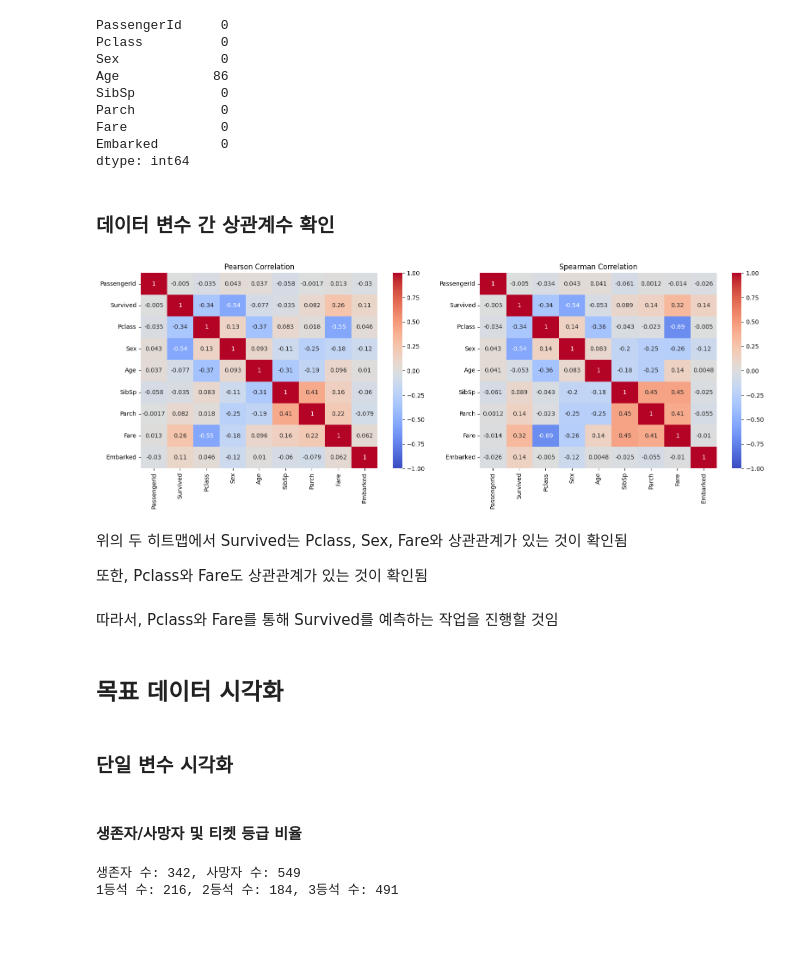
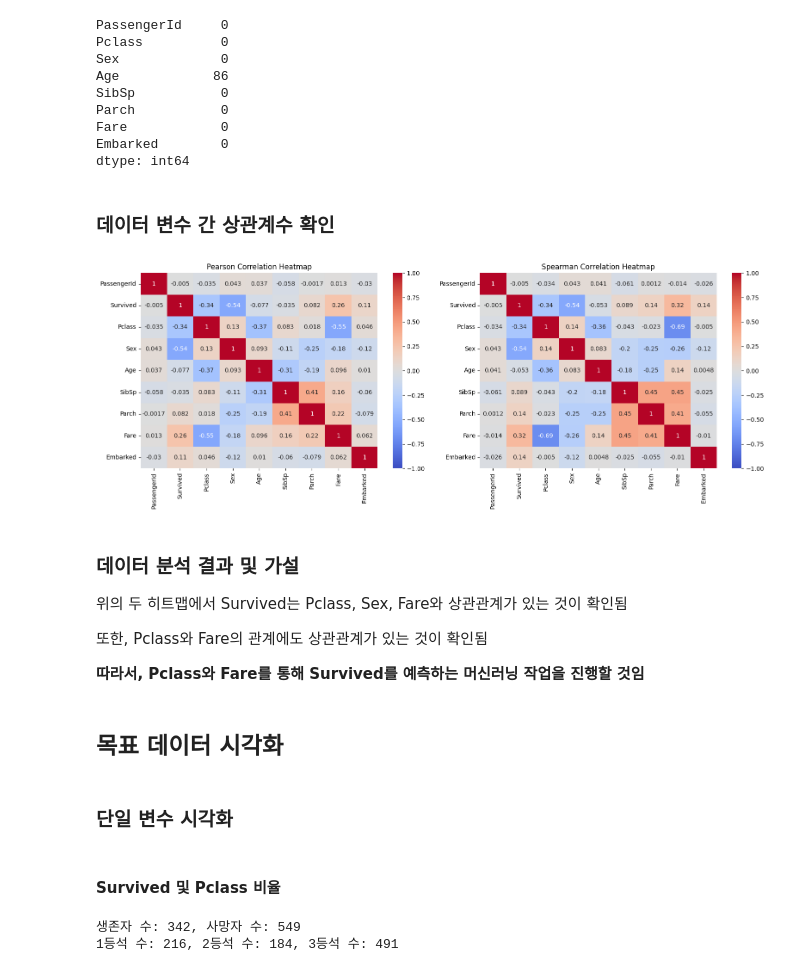
Before and after one commit to kty2001/ML_project, a Jupyter notebook: titanic_analysis.ipynb, the cells around one changed output. Cells and saved outputs as stored; diff of their text form; code cells hidden in the pictures; blank space fills up the shorter version.

```diff
--- a/titanic_analysis.ipynb
+++ b/titanic_analysis.ipynb
@@ -356,33 +360,35 @@ Fare            0
 Embarked        0
 dtype: int64
 # %% [markdown]
-### 데이터 변수 간 상관계수 확인
+### 데이터 변수 간 상관계수 확인 <a class="anchor" id="chapter2_3"></a>
 # %%
 # 피어슨 상관계수 및 스피어만 상관계수 확인
 pearson_corr = df.corr(method='pearson')
 spearman_corr = df.corr(method='spearman')
 
 fig, axes = plt.subplots(1, 2, figsize=(16, 6))
 sns.heatmap(pearson_corr, annot=True, cmap='coolwarm', vmin=-1, vmax=1, ax=axes[0])
-axes[0].set_title('Pearson Correlation')
+axes[0].set_title('Pearson Correlation Heatmap')
 sns.heatmap(spearman_corr, annot=True, cmap='coolwarm', vmin=-1, vmax=1, ax=axes[1])
-axes[1].set_title('Spearman Correlation')
+axes[1].set_title('Spearman Correlation Heatmap')
 plt.tight_layout()
 plt.show()
 # %% [output]
-[figure, old version]
+[figure, new version]
 # %% [markdown]
+### 데이터 분석 결과 및 가설 <a class="anchor" id="chapter2_4"></a>
+
 위의 두 히트맵에서 Survived는 Pclass, Sex, Fare와 상관관계가 있는 것이 확인됨
 
-또한, Pclass와 Fare도 상관관계가 있는 것이 확인됨
+또한, Pclass와 Fare의 관계에도 상관관계가 있는 것이 확인됨
+
+**따라서, Pclass와 Fare를 통해 Survived를 예측하는 머신러닝 작업을 진행할 것임**
-# %% [markdown]
-따라서, Pclass와 Fare를 통해 Survived를 예측하는 작업을 진행할 것임
 # %% [markdown]
-## 목표 데이터 시각화
+## 목표 데이터 시각화 <a class="anchor" id="chapter3"></a>
 # %% [markdown]
-### 단일 변수 시각화
+### 단일 변수 시각화 <a class="anchor" id="chapter3_1"></a>
 # %% [markdown]
-#### 생존자/사망자 및 티켓 등급 비율
+#### Survived 및 Pclass 비율 <a class="anchor" id="chapter3_1_1"></a>
 # %%
 survived_count = sum(df['Survived'])
 dead_count = len(df) - survived_count
```
Also changed, not shown: parts of 28 cells of this notebook, 3 other files.
